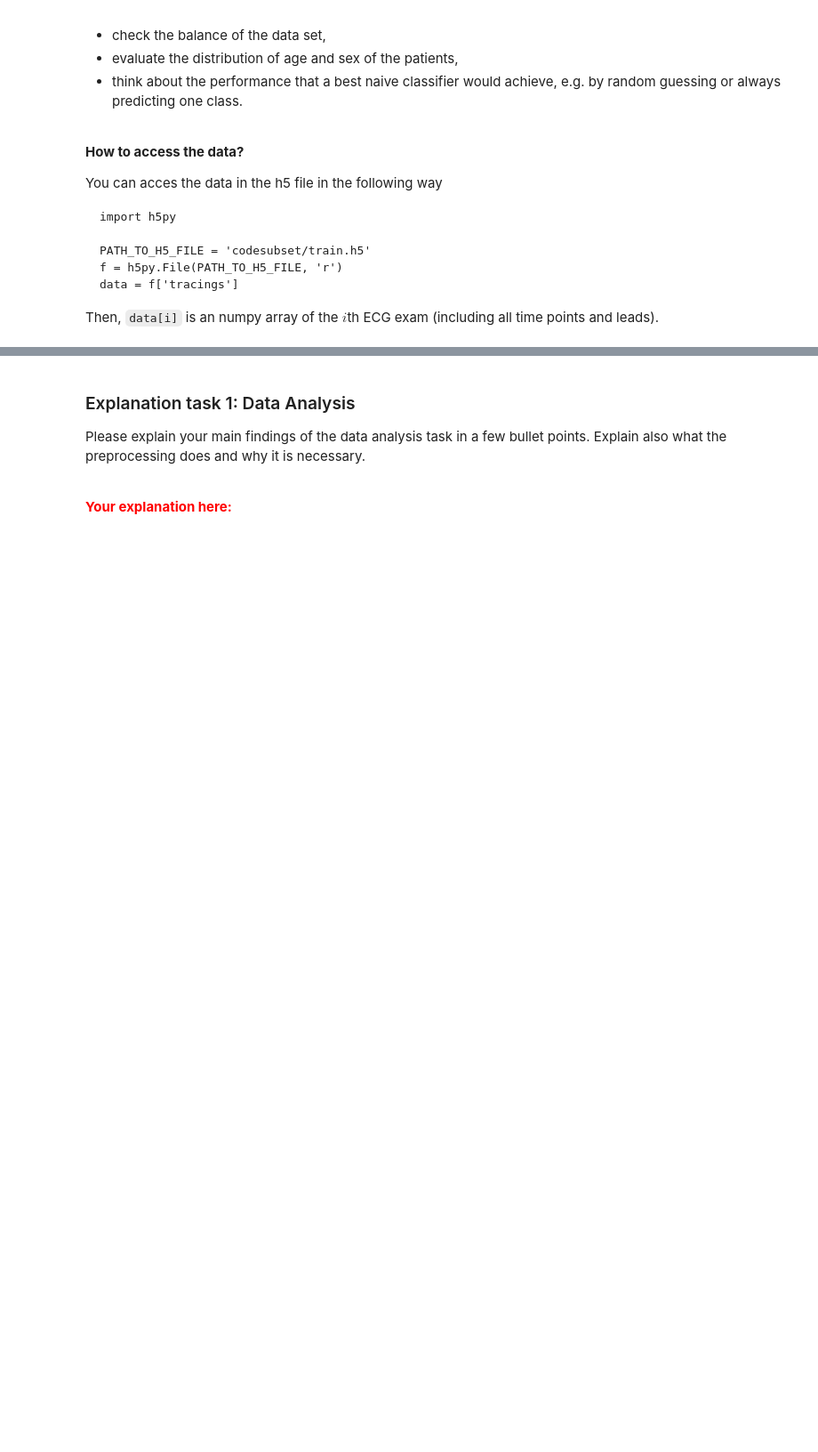
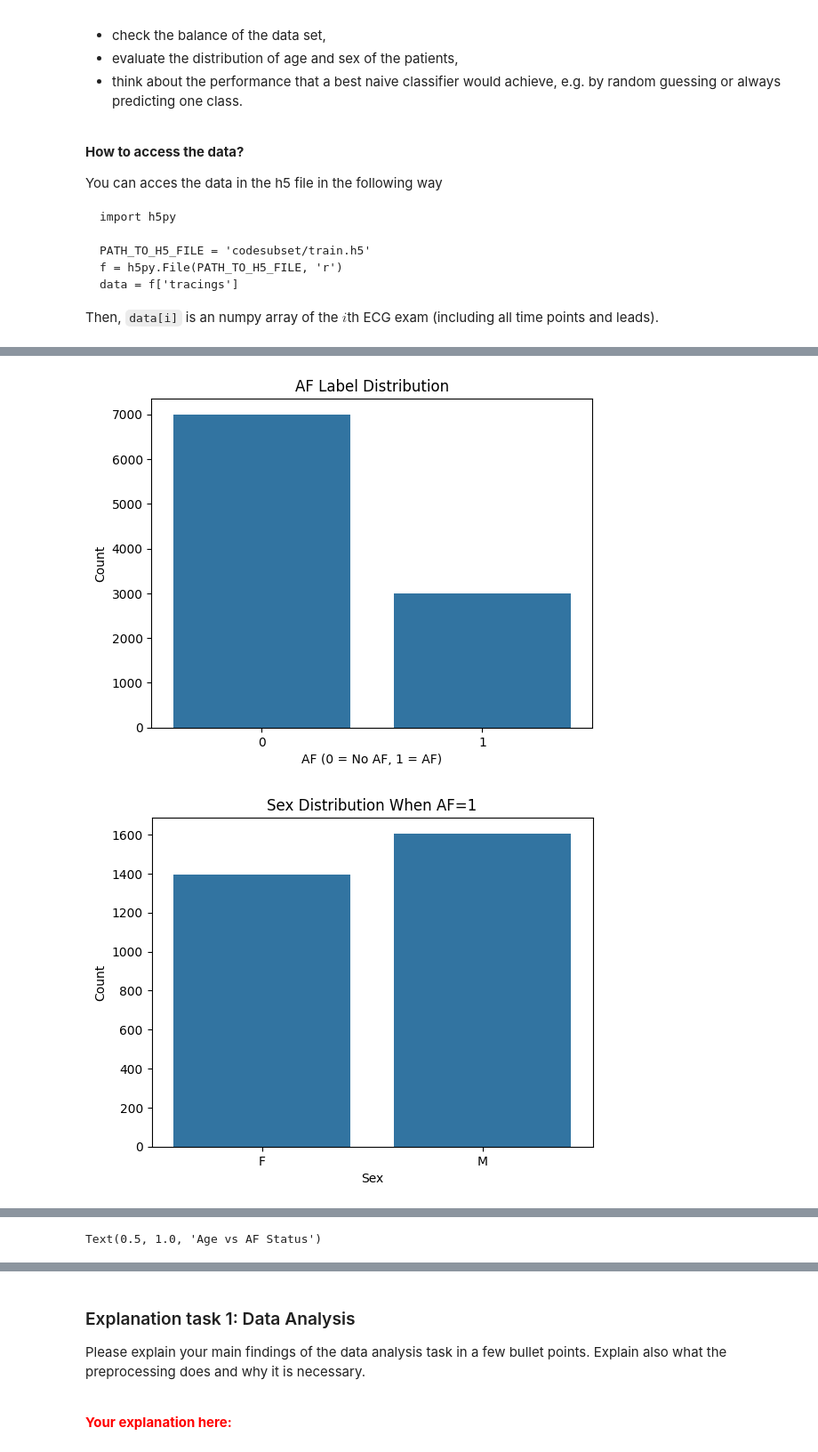
Before and after one commit to ajayrao80/ECG_Classification_Assignment_SML_WASP, a Jupyter notebook: assignment_ecg_classification.ipynb, the cells around one changed output, grey strips where cells are left out. Shown at 89% size. Saved outputs shown, nothing was run; the diff lists cells and outputs as text; code cells hidden in the pictures; blank space fills up the shorter version.

```diff
--- a/assignment_ecg_classification.ipynb
+++ b/assignment_ecg_classification.ipynb
@@ -239,0 +250,42 @@ data = f['tracings']
+# %%
+import seaborn as sns
+
+def plot_label_dist(dataset, label):
+  sns.countplot(x=label, data=dataset)
+  plt.title('AF Label Distribution')
+  plt.xlabel('AF (0 = No AF, 1 = AF)')
+  plt.ylabel('Count')
+  plt.show()
+
+def plot_label_dist_by_sex(dataset, AF):
+  sex_counts = dataset['sex'].value_counts(normalize=True) * 100
+  sns.countplot(x='sex', data=dataset)
+  plt.title(f'Sex Distribution When AF={AF}')
+  plt.xlabel('Sex')
+  plt.ylabel('Count')
+  plt.show()
+
+def plot_label_dist_by_age(dataset, AF):
+  sns.histplot(dataset['age'].values, bins=20)
+  plt.title(f'Age Distribution When AF={AF}')
+  plt.xlabel('Age')
+  plt.ylabel('Count')
+  plt.show()
+
+train_csv = pd.read_csv("codesubset/train.csv")
+train_filtered = train_csv.filter(items=['age', 'sex', 'AF'])
+plot_label_dist(train_filtered, label="AF")
+
+af_positive = train_filtered[train_filtered['AF'] == 1]
+plot_label_dist_by_sex(af_positive, AF=1)
+plot_label_dist_by_age(af_positive, AF=1)
+
+af_negative = train_filtered[train_filtered['AF'] == 0]
+plot_label_dist_by_sex(af_negative, AF=0)
+plot_label_dist_by_age(af_negative, AF=0)
+
+sns.boxplot(x='AF', y="age", data=train_filtered)
+plt.title(f'Age vs AF Status')
+# %% [output]
+[figure, added]
+[figure, added]
@@ -239,0 +295 @@ data = f['tracings']
+Text(0.5, 1.0, 'Age vs AF Status')
```
Also changed, not shown: parts of 10 cells of this notebook.
